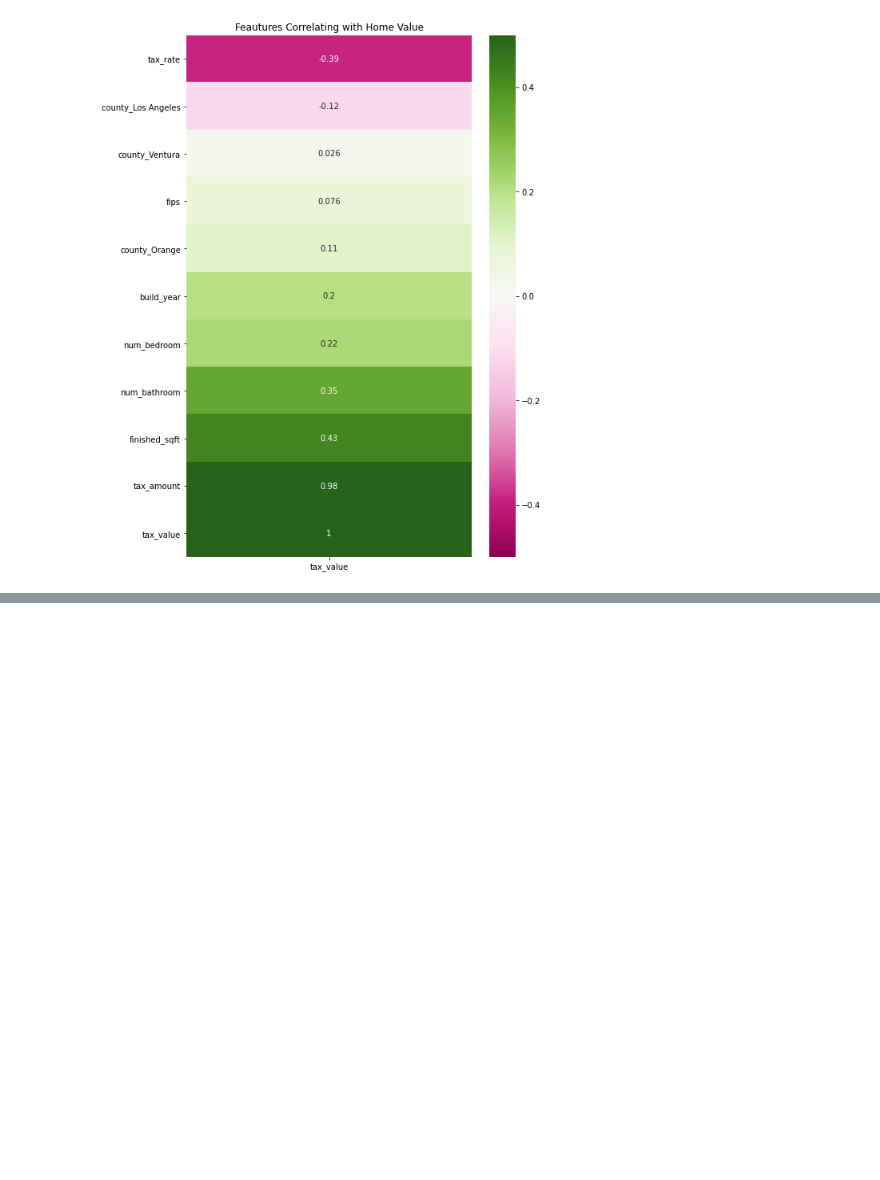
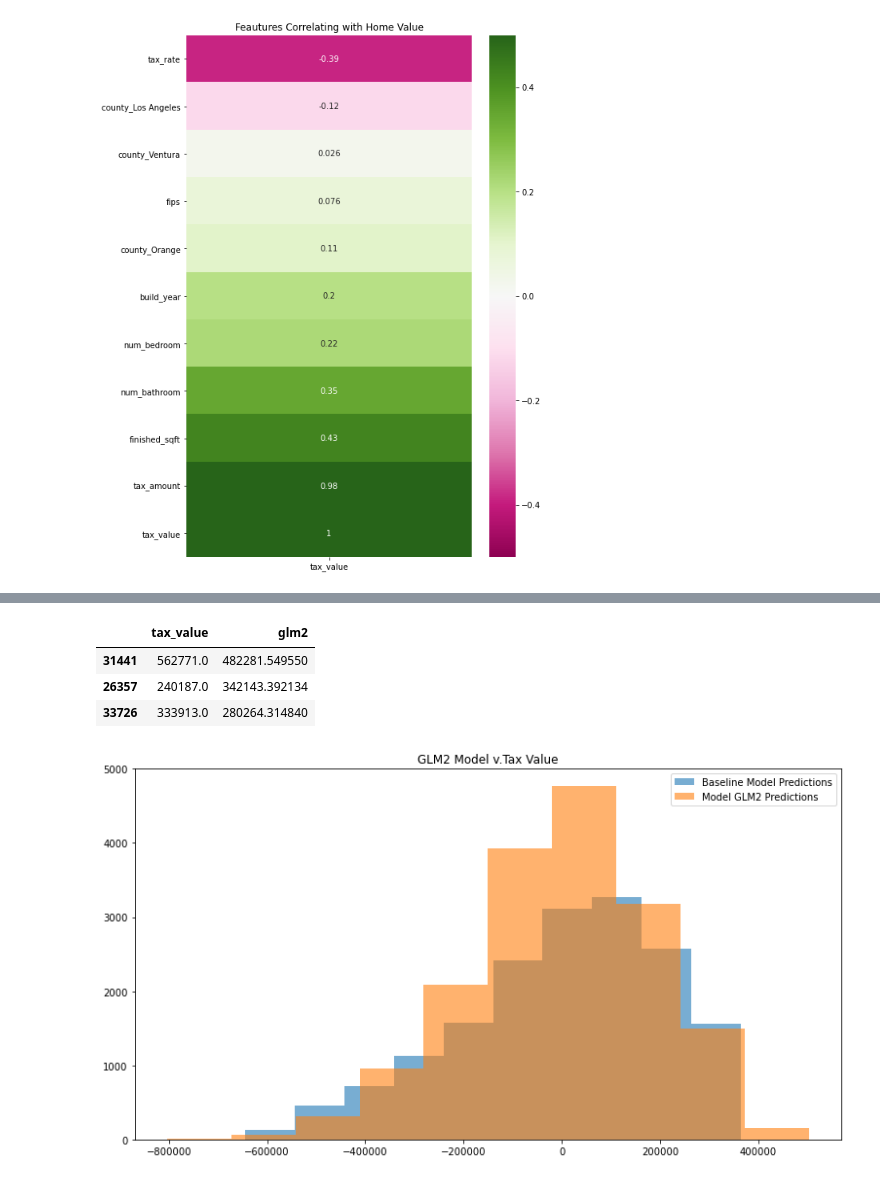
Before and after one commit to DesireeMcElroy/zillow-regression-project, a Jupyter notebook: zillow.ipynb, the cells around one changed output, grey strips where cells are left out. Saved outputs shown, nothing was run; the diff lists cells and outputs as text; code cells hidden in the pictures; blank space fills up the shorter version.

```diff
--- a/zillow.ipynb
+++ b/zillow.ipynb
@@ -359,0 +614,22 @@ plt.show()
+# %%
+# first try the TweedieRegressor with power 1 for poisson distribution
+
+glm = TweedieRegressor(power=1, alpha=0)
+
+# fit model only to train df
+glm.fit(X_train, y_train)
+
+# create a column of predictions for comparison
+y_train['glm1'] = glm.predict(X_train)
+
+rmse_train = mean_squared_error(y_train.tax_value, y_train.glm1)**(1/2)
+
+# --------------
+
+# establish prediction column for validate
+y_validate['glm1'] = glm.predict(X_validate)
+
+rmse_validate = mean_squared_error(y_validate.tax_value, y_validate.glm1)**(1/2)
+
+print("RMSE for GLM using Tweedie, power=1 & alpha=0\nTraining/In-Sample: ", rmse_train,
+      "\nValidation/Out-of-Sample: ", rmse_validate)
@@ -359,0 +684,27 @@ plt.show()
+# %%
+y_train.head(3)
+# %% [output]
+|  | tax_value | glm2 |
+| 31441 | 562771.0 | 482281.549550 |
+| 26357 | 240187.0 | 342143.392134 |
+| 33726 | 333913.0 | 280264.314840 |
+# %%
+# let's take a look at the graph of residuals for the baseline model
+
+# create a residual column
+X_train['residual'] = (y_train.glm2 - y_train.tax_value)
+
+# create a residual baseline column
+X_train['residual_mean_baseline'] = (y_train.tax_value.mean() - y_train.tax_value)
+
+fig, ax = plt.subplots(figsize=(13,7))
+
+ax.hist(X_train.residual_mean_baseline, label='Baseline Model Predictions', alpha=.6)
+# ax.hist(X_train.residual_median_baseline, label='baseline median residuals', alpha=.6)
+ax.hist(X_train.residual, label='Model GLM2 Predictions', alpha=.6)
+ax.legend()
+
+plt.title('GLM2 Model v.Tax Value')
+plt.show()
+# %% [output]
+[figure, added]
```
Also changed, not shown: parts of 50 cells of this notebook.
